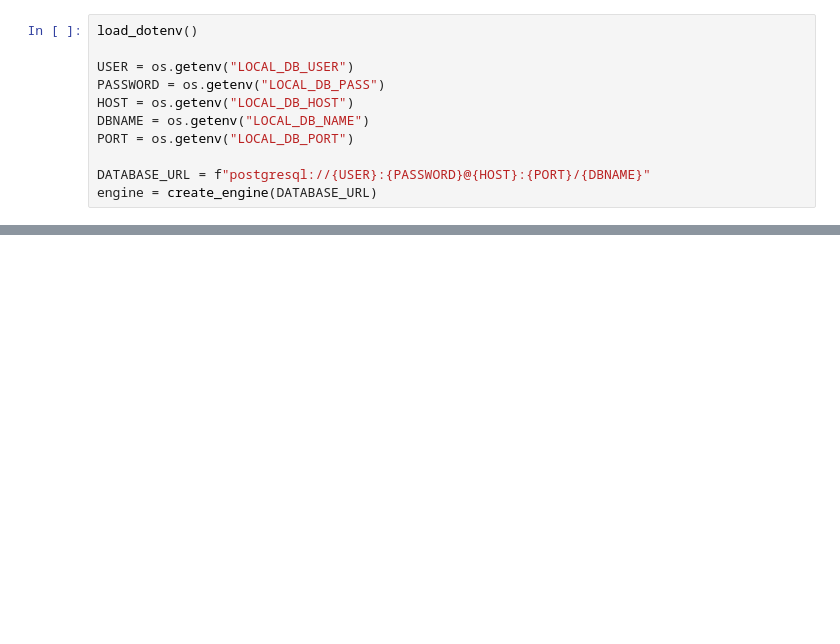
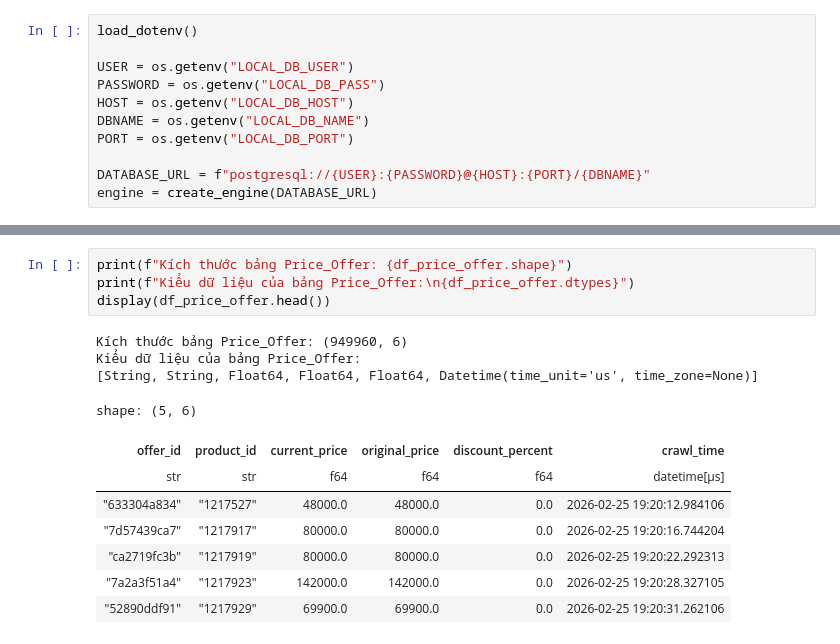
Before and after one commit to khoa26/ecommerce_analysis, a Jupyter notebook: notebooks/02_data_preprocessing.ipynb, the cells around one changed output, grey strips where cells are left out. Saved outputs shown, nothing was run; the diff lists cells and outputs as text; blank space fills up the shorter version.

```diff
--- a/notebooks/02_data_preprocessing.ipynb
+++ b/notebooks/02_data_preprocessing.ipynb
@@ -129,0 +109,16 @@ AttributeError: 'DataFrame' object has no attribute 'group_by'
+# %%
+print(f"Kích thước bảng Price_Offer: {df_price_offer.shape}")
+print(f"Kiểu dữ liệu của bảng Price_Offer:\n{df_price_offer.dtypes}")
+display(df_price_offer.head())
+# %% [output]
+Kích thước bảng Price_Offer: (949960, 6)
+Kiểu dữ liệu của bảng Price_Offer:
+[String, String, Float64, Float64, Float64, Datetime(time_unit='us', time_zone=None)]
+shape: (5, 6)
+| offer_id | product_id | current_price | original_price | discount_percent | crawl_time |
+| str | str | f64 | f64 | f64 | datetime[μs] |
+| "633304a834" | "1217527" | 48000.0 | 48000.0 | 0.0 | 2026-02-25 19:20:12.984106 |
+| "7d57439ca7" | "1217917" | 80000.0 | 80000.0 | 0.0 | 2026-02-25 19:20:16.744204 |
+| "ca2719fc3b" | "1217919" | 80000.0 | 80000.0 | 0.0 | 2026-02-25 19:20:22.292313 |
+| "7a2a3f51a4" | "1217923" | 142000.0 | 142000.0 | 0.0 | 2026-02-25 19:20:28.327105 |
+| "52890ddf91" | "1217929" | 69900.0 | 69900.0 | 0.0 | 2026-02-25 19:20:31.262106 |
```
Also changed, not shown: parts of 13 cells of this notebook, 1 other file.
